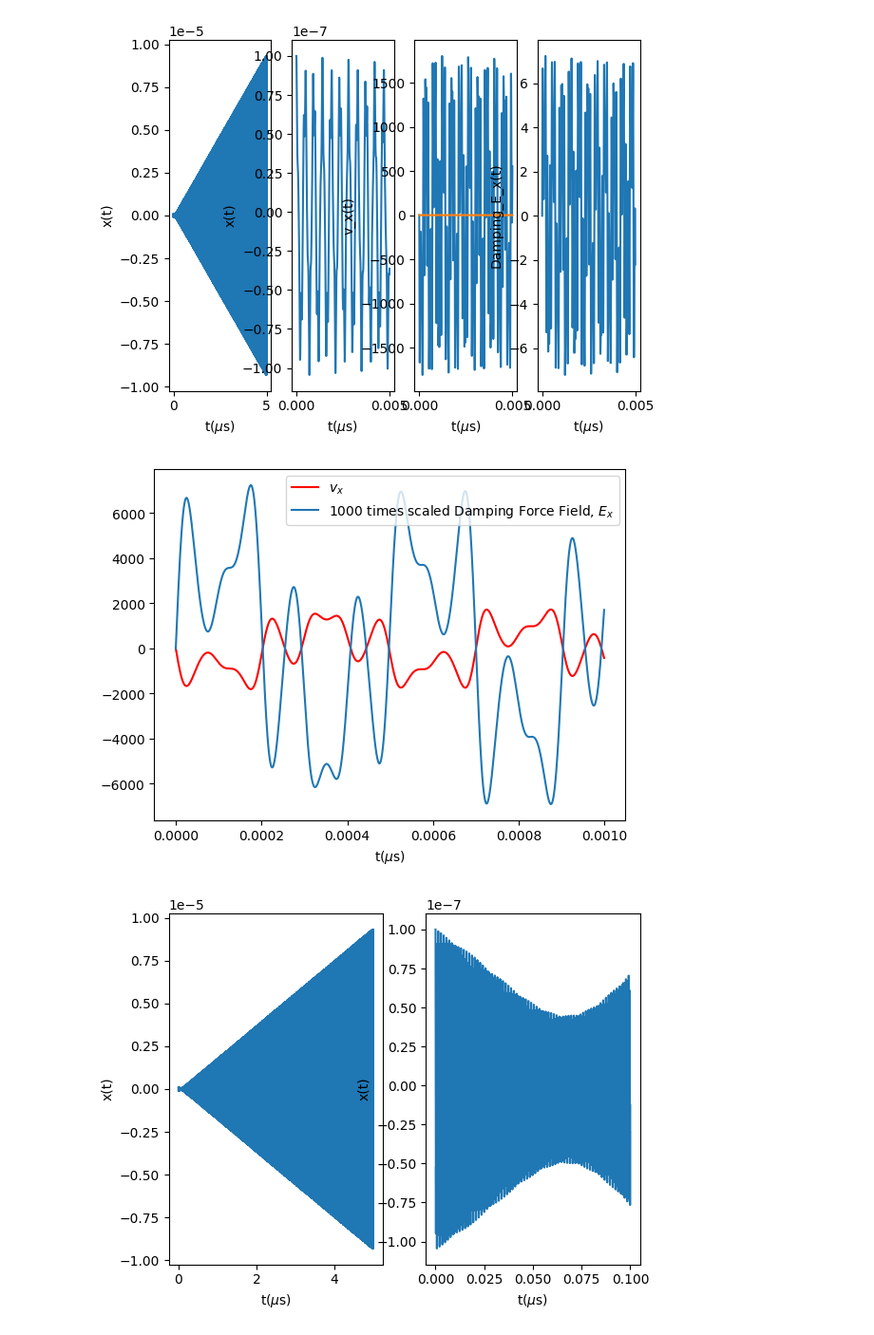
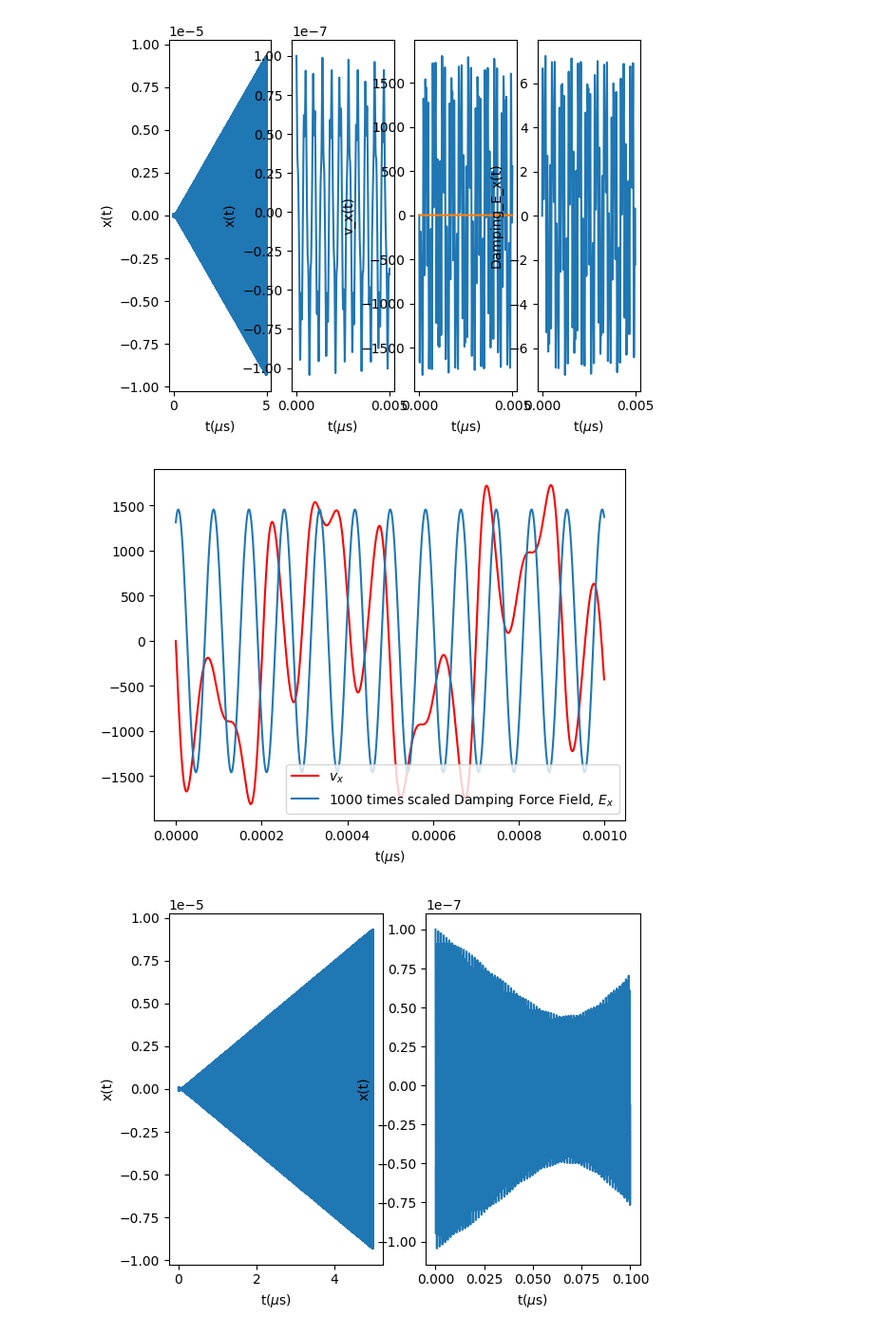
Before and after one commit to yuqian15/electron_micromotion_cooling, a Jupyter notebook: Electron-QIP.ipynb, the cells around one changed output. Shown at 95% size. Cells and saved outputs as stored; diff of their text form; code cells hidden in the pictures.

```diff
--- a/Electron-QIP.ipynb
+++ b/Electron-QIP.ipynb
@@ -48,8 +48,8 @@ Temperature = 0.4 # Temperature for the tank circuit, given by article
 
 # Define the spatial step size and the time step size
 
-dt = 1e-12 # time step size: 0.01 mu s
-T = 500e-8 # total time 30 mu s
+dt = 1e-12 # time step size
+T = 30e-8 # total time
 N = int(T/dt)
 
 t_eval = np.linspace(0, T, N)
@@ -550,13 +551,13 @@ plt.show()
 # %%
 Zoomnum = int(10e-10/dt)
 plt.plot(t_eval[:Zoomnum] * 1e6, vx_damp[: Zoomnum], 'r-', label = "$v_x$")
-plt.plot(t_eval[:Zoomnum] * 1e6, 1000 * Damping_Ex[: Zoomnum], label = "1000 times scaled Damping Force Field, $E_x$")
+plt.plot(t_eval[:Zoomnum] * 1e6, 1000 * np.array(Damping_Ex[: Zoomnum]), label = "1000 times scaled Damping Force Field, $E_x$")
 
 plt.legend()
 plt.xlabel("t($\mu$s)")
 plt.show()
 # %% [output]
-[figure, old version]
+[figure, new version]
 # %%
 # Plot the x-axis motion
 fig1, ax = plt.subplots(1,2)
```
Also changed, not shown: parts of 4 cells of this notebook.
